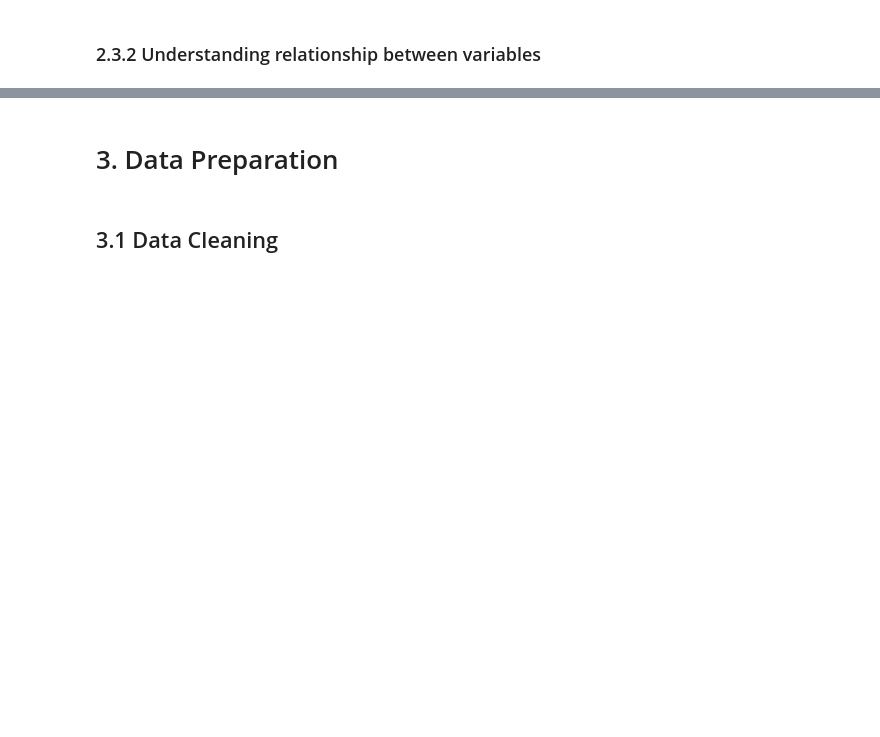
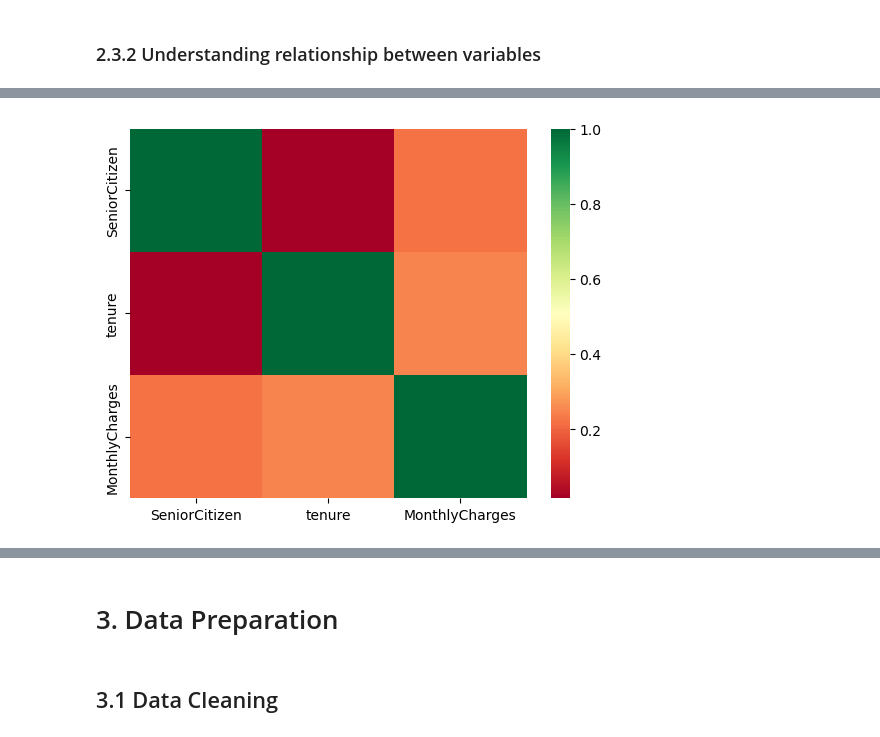
Before and after one commit to fiercetyper23/mldp_telco-churn, a Jupyter notebook: ZULZAWAID_BIN_ZUIKIFLI.ipynb, the cells around one changed output, grey strips where cells are left out. Drawn from its saved outputs; the diff is of its cells as text; code cells hidden in the pictures; blank space fills up the shorter version.

```diff
--- a/ZULZAWAID_BIN_ZUIKIFLI.ipynb
+++ b/ZULZAWAID_BIN_ZUIKIFLI.ipynb
@@ -103,0 +117,7 @@ plt.show()
+# %%
+## Heatmap of correlation matrix
+
+sns.heatmap(df_corr,cmap='RdYlGn')
+plt.show()
+# %% [output]
+[figure, added]
```
Also changed, not shown: parts of 3 cells of this notebook.
